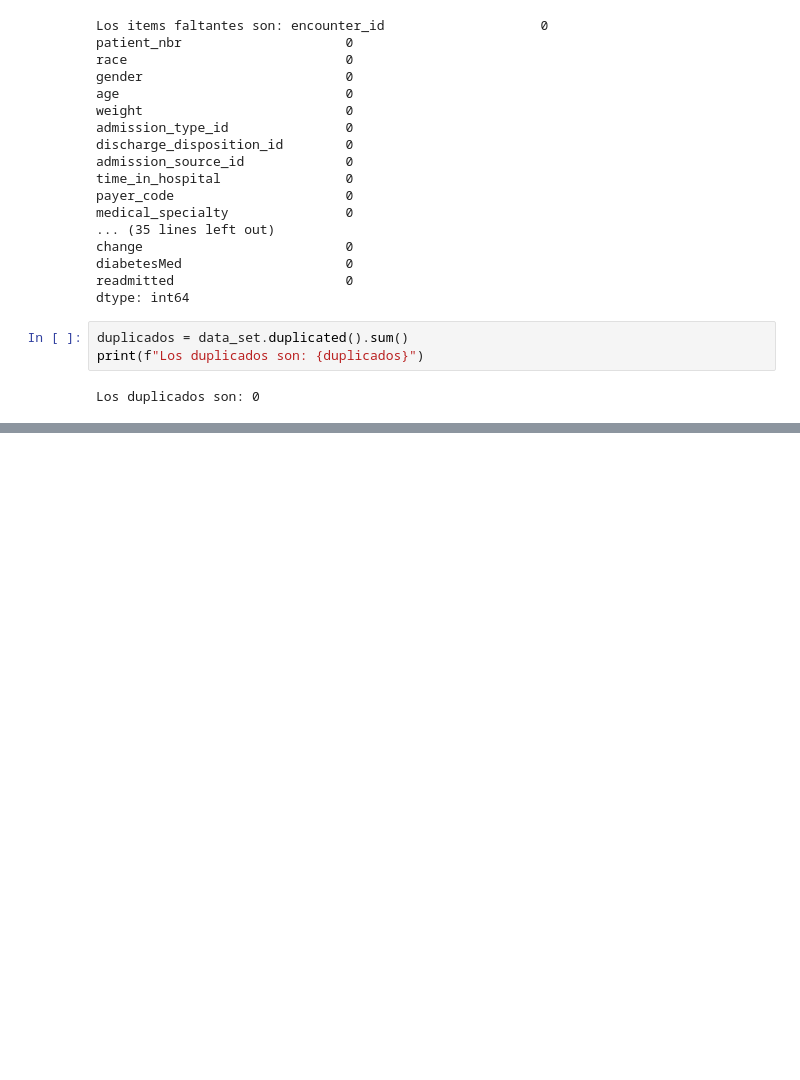
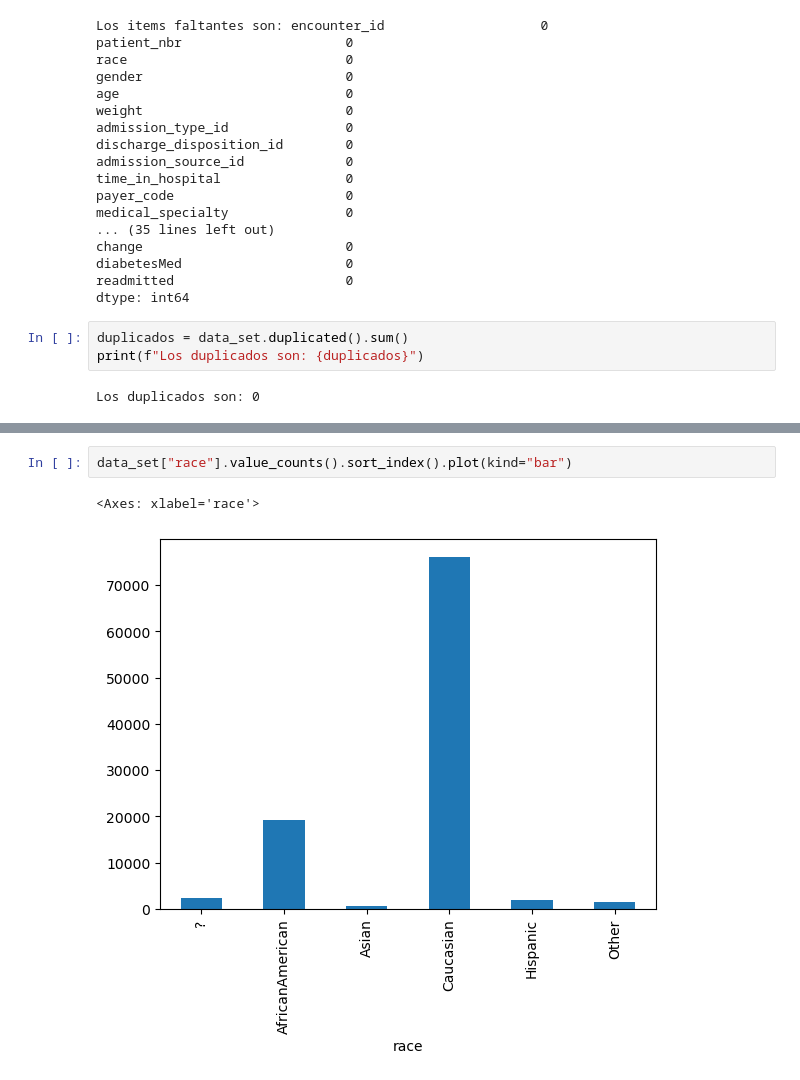
Before and after one commit to reimondezmariano/AdD_Trabajo_Final, a Jupyter notebook: Trabajo_final.ipynb, the cells around one changed output, grey strips where cells are left out. Drawn from its saved outputs; the diff is of its cells as text; blank space fills up the shorter version.

```diff
--- a/Trabajo_final.ipynb
+++ b/Trabajo_final.ipynb
@@ -74,0 +185,5 @@ Los duplicados son: 0
+# %%
+data_set["race"].value_counts().sort_index().plot(kind="bar")
+# %% [output]
+<Axes: xlabel='race'>
+[figure, added]
```
Also changed, not shown: parts of 12 cells of this notebook.
